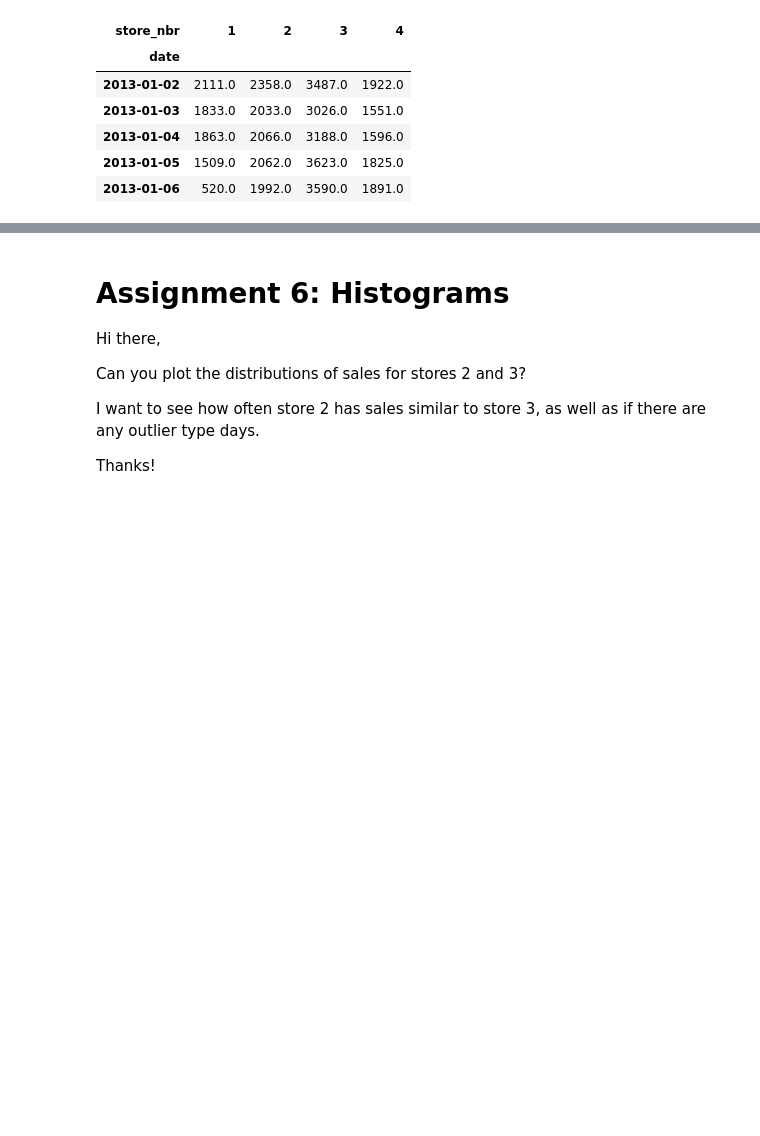
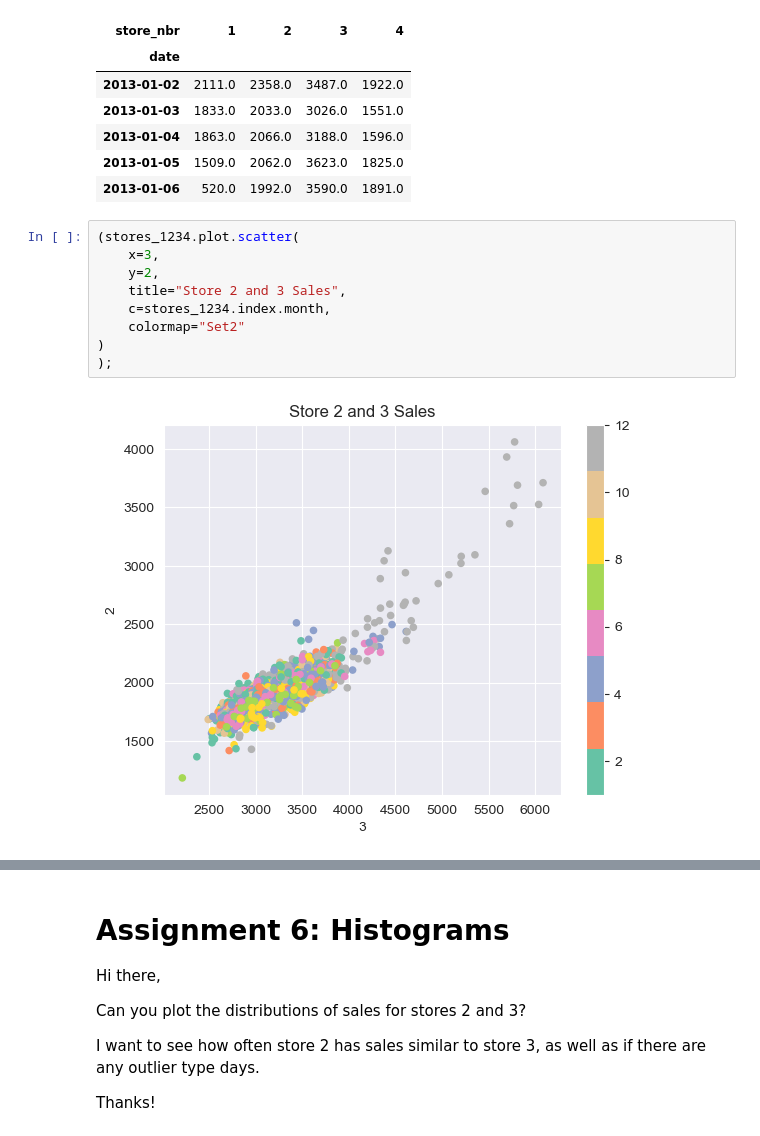
Before and after one commit to amorganhunt/Maven-NumPy-and-Pandas-2, a Jupyter notebook: maven_python_course/data_visualization/section05_data_viz.ipynb, the cells around one changed output, grey strips where cells are left out. Cells and saved outputs as stored; diff of their text form; blank space fills up the shorter version.

Commit message:
more charts

```diff
--- a/maven_python_course/data_visualization/section05_data_viz.ipynb
+++ b/maven_python_course/data_visualization/section05_data_viz.ipynb
@@ -219,3 +219,14 @@ stores_1234.head()
 | 2013-01-04 | 1863.0 | 2066.0 | 3188.0 | 1596.0 |
 | 2013-01-05 | 1509.0 | 2062.0 | 3623.0 | 1825.0 |
 | 2013-01-06 | 520.0 | 1992.0 | 3590.0 | 1891.0 |
+# %%
+(stores_1234.plot.scatter(
+    x=3,
+    y=2,
+    title="Store 2 and 3 Sales",
+    c=stores_1234.index.month,
+    colormap="Set2"
+)
+);
+# %% [output]
+[figure, added]
```
Also changed, not shown: parts of 1 cell of this notebook, 2 other files.
